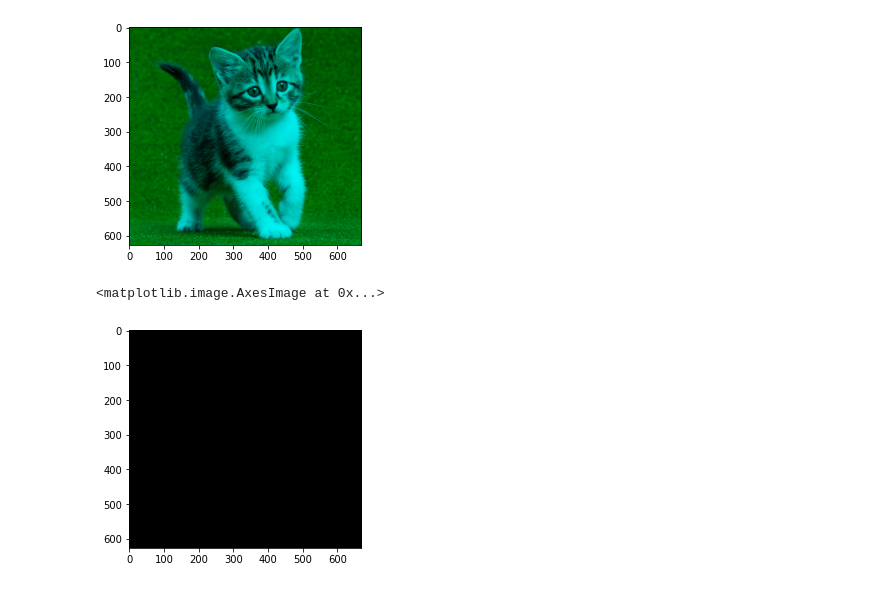
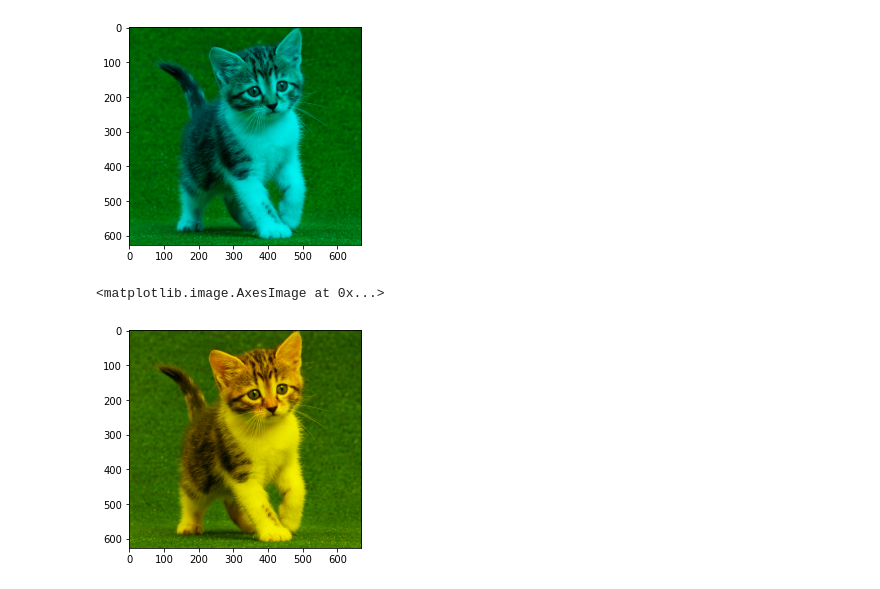
Before and after one commit to mahe62/PCVK_genap_2021, a Jupyter notebook: week2.ipynb, the cells around one changed output. Saved outputs shown, nothing was run; the diff lists cells and outputs as text; code cells hidden in the pictures.

```diff
--- a/week2.ipynb
+++ b/week2.ipynb
@@ -136,9 +136,10 @@ plt.imshow(img6)
 <matplotlib.image.AxesImage at 0x...>
 [figure]
 # %%
-img6 = img3
-img6[:,:,0] = np.zeros([img6.shape[0], img6.shape[1]])
-plt.imshow(img6)
+img3 = cv.cvtColor(img,cv.COLOR_BGR2RGB)
+img7 = img3
+img7[:,:,2] = np.zeros([img7.shape[0], img7.shape[1]])
+plt.imshow(img7)
 # %% [output]
 <matplotlib.image.AxesImage at 0x...>
-[figure, old version]
+[figure, new version]
```
Also changed, not shown: parts of 7 cells of this notebook.
